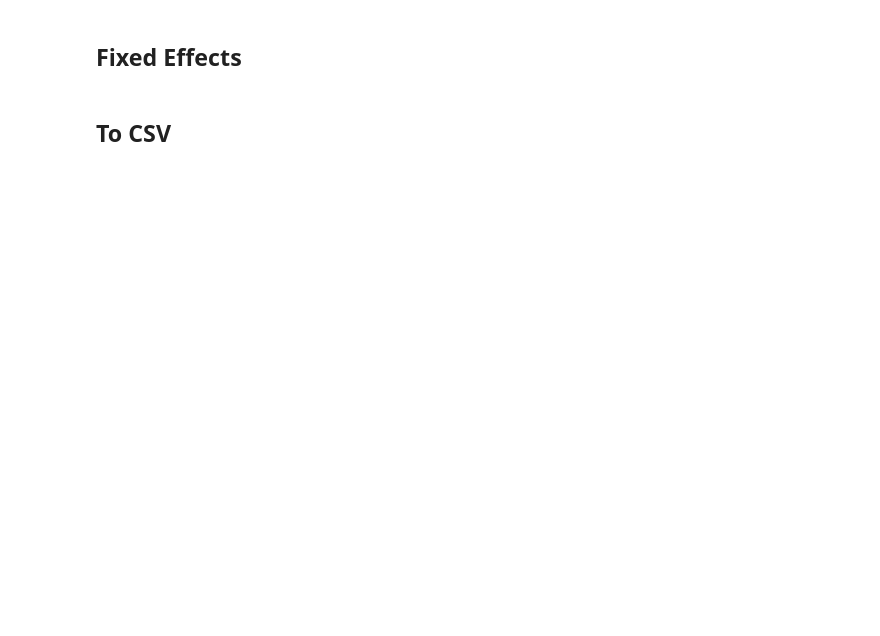
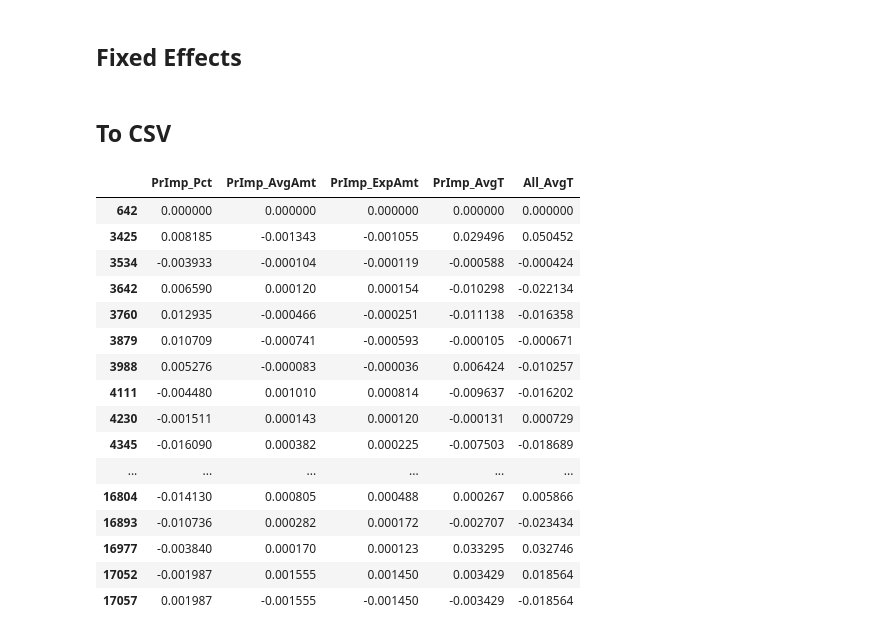
Before and after one commit to SA3291/OrderRoutingAndPFOF, a Jupyter notebook: notebooks/Main.ipynb, the cells around one changed output. Saved outputs shown, nothing was run; the diff lists cells and outputs as text; code cells hidden in the pictures; blank space fills up the shorter version.

```diff
--- a/notebooks/Main.ipynb
+++ b/notebooks/Main.ipynb
@@ -376,12 +271,12 @@ Complete
 # %% [markdown]
 ## Fixed Effects
 # %%
-data_merged_demeaned = data_merged.dropna() - data_merged.dropna().groupby(
+data_merged_demeaned = data_merged - data_merged.groupby(
     ['Broker', 'MarketCenter', 'Exchange', 'OrderType']).transform("mean")
 
-data_merged_demeaned[['Broker', 'Exchange', 'MarketCenter', 'OrderType', 'Quarter']] = data_merged.dropna()[['Broker', 'Exchange', 'MarketCenter', 'OrderType', 'Quarter']]
+data_merged_demeaned[['Broker', 'Exchange', 'MarketCenter', 'OrderType', 'Quarter']] = data_merged[['Broker', 'Exchange', 'MarketCenter', 'OrderType', 'Quarter']]
 
-data_merged_demeaned['Rebate_Dummy'] = data_merged.dropna()['Rebate_Dummy']
+data_merged_demeaned['Rebate_Dummy'] = data_merged['Rebate_Dummy']
 # %% [markdown]
 ## To CSV
 # %%
@@ -407,3 +294,24 @@ data_606.to_csv('../data/processed/606_processed.csv', index = False)
 # raw
 rawdata_605.to_csv('../data/605/rawdata_605.csv', index = False)
 rawdata_606.to_csv('../data/606/rawdata_606.csv', index = False)
+# %%
+data_merged_demeaned.query('Broker == "TD Ameritrade" & OrderType == "Market"')[['PrImp_Pct', 'PrImp_AvgAmt','PrImp_ExpAmt',
+     'PrImp_AvgT', 'All_AvgT']].dropna()
+# %% [output]
+|  | PrImp_Pct | PrImp_AvgAmt | PrImp_ExpAmt | PrImp_AvgT | All_AvgT |
+| 642 | 0.000000 | 0.000000 | 0.000000 | 0.000000 | 0.000000 |
+| 3425 | 0.008185 | -0.001343 | -0.001055 | 0.029496 | 0.050452 |
+| 3534 | -0.003933 | -0.000104 | -0.000119 | -0.000588 | -0.000424 |
+| 3642 | 0.006590 | 0.000120 | 0.000154 | -0.010298 | -0.022134 |
+| 3760 | 0.012935 | -0.000466 | -0.000251 | -0.011138 | -0.016358 |
+| 3879 | 0.010709 | -0.000741 | -0.000593 | -0.000105 | -0.000671 |
+| 3988 | 0.005276 | -0.000083 | -0.000036 | 0.006424 | -0.010257 |
+| 4111 | -0.004480 | 0.001010 | 0.000814 | -0.009637 | -0.016202 |
+| 4230 | -0.001511 | 0.000143 | 0.000120 | -0.000131 | 0.000729 |
+| 4345 | -0.016090 | 0.000382 | 0.000225 | -0.007503 | -0.018689 |
+| ... | ... | ... | ... | ... | ... |
+| 16804 | -0.014130 | 0.000805 | 0.000488 | 0.000267 | 0.005866 |
+| 16893 | -0.010736 | 0.000282 | 0.000172 | -0.002707 | -0.023434 |
+| 16977 | -0.003840 | 0.000170 | 0.000123 | 0.033295 | 0.032746 |
+| 17052 | -0.001987 | 0.001555 | 0.001450 | 0.003429 | 0.018564 |
+| 17057 | 0.001987 | -0.001555 | -0.001450 | -0.003429 | -0.018564 |
```
Also changed, not shown: parts of 8 cells of this notebook, 4 other files.
